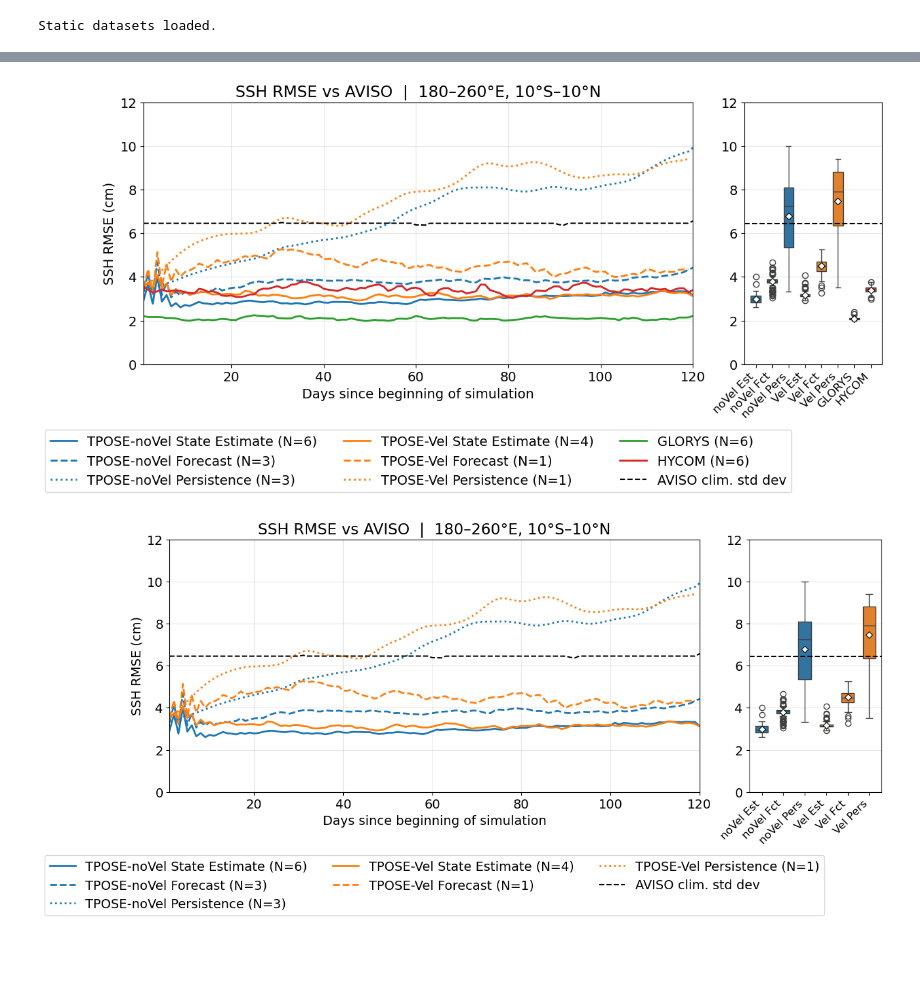
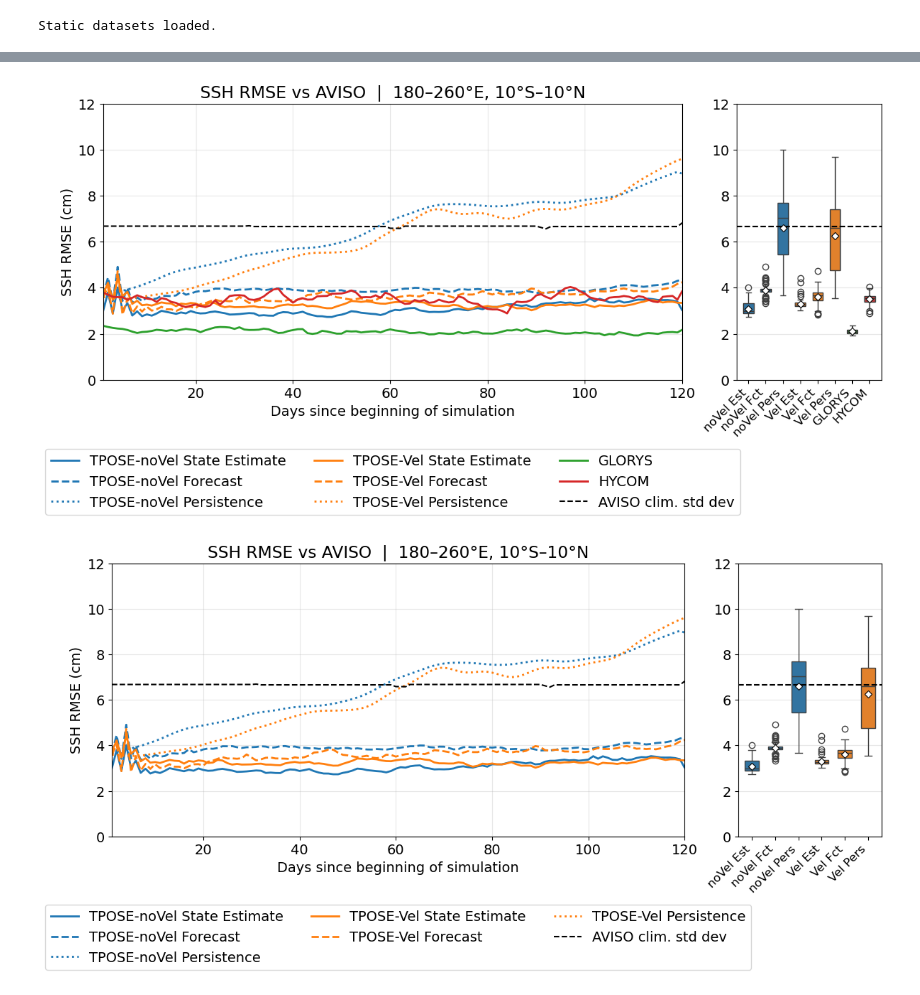
Before and after one commit to eldavenport/tpose-vel-davenport-2026, a Jupyter notebook: forecasts/SSH_forecast_multi_window.ipynb, the cells around one changed output, grey strips where cells are left out. Cells and saved outputs as stored; diff of their text form; code cells hidden in the pictures; blank space fills up the shorter version.

Commit message:
updating forecasts with appropriate data sets

```diff
--- a/forecasts/SSH_forecast_multi_window.ipynb
+++ b/forecasts/SSH_forecast_multi_window.ipynb
@@ -25,8 +25,8 @@ ALL_WINDOWS = [
 # ── TPOSE-Vel State Estimate: manual dirs (naming convention varies by run) ───
 # Set None for windows not yet available; windows without vel estimate omitted.
 VEL_EST_DIRS = {
-    pd.Timestamp('2012-09-01'): '/data/SO3/edavenport/tpose6/sep2012/run_iter24',
-    pd.Timestamp('2012-11-01'): '/data/SO3/edavenport/tpose6/nov2012/run_iter16',
+    pd.Timestamp('2012-09-01'): '/data/SO3/edavenport/tpose6/sep2012/velocity_assim_0825/run_iter22',
+    pd.Timestamp('2012-11-01'): '/data/SO3/edavenport/tpose6/nov2012/run_iter20',
     pd.Timestamp('2013-01-01'): '/data/SO3/edavenport/tpose6/jan2013/run_iter14',
     pd.Timestamp('2013-03-01'): '/data/SO3/edavenport/tpose6/mar2013/run_iter16',
     # may2013, jul2013: no vel estimate
@@ -295,7 +304,7 @@ specs = [
 ]
 
 datasets_all = [
-    (rmse_avg[k] * 100, f'{long} (N={n_wins[k]})', short, color, ls)
+    (rmse_avg[k] * 100, long, short, color, ls)
     for k, long, short, color, ls in specs
     if rmse_avg[k] is not None
 ]
@@ -314,33 +323,33 @@ for datasets, suffix in [(datasets_all, ''), (datasets_tpose, '_tpose_only')]:
     for data, long_name, _, color, ls in datasets:
         ax.plot(days_avg, data, color=color, lw=2, ls=ls, label=long_name)
     ax.plot(days_avg, baseline_avg * 100, color='k', lw=1.5, ls='--', label='AVISO clim. std dev')
 
     ax.set_xlabel('Days since beginning of simulation')
     ax.set_ylabel('SSH RMSE (cm)')
-    ax.set_title('SSH RMSE vs AVISO  |  180\u2013260\u00b0E, 10\u00b0S\u201310\u00b0N')
+    ax.set_title('SSH RMSE vs AVISO  |  180–260°E, 10°S–10°N')
     ax.set_xlim(days_avg[0], days_avg[-1]-2)
     ax.set_ylim(ylim)
     ax.grid(alpha=0.3)
     ax.legend(loc='upper center', bbox_to_anchor=(0.5, -0.25), ncol=3, borderaxespad=0)
 
     ts_data   = [ds[0] for ds in datasets]
     col_names = [f'ds{k}' for k in range(len(ts_data))]
     all_vals  = [d[~np.isnan(d)] for d in ts_data]
     box_df    = pd.DataFrame({n: pd.Series(v) for n, v in zip(col_names, all_vals)})
     pal_dict  = dict(zip(col_names, palette))
     sns.boxplot(data=box_df, ax=ax_b, palette=pal_dict, width=0.6)
     for k, d in enumerate(ts_data):
         ax_b.plot(k, np.nanmean(d), marker='D', ms=5, color='white', mec='black', mew=0.8, zorder=5)
     ax_b.axhline(np.nanmedian(baseline_avg * 100), color='k', lw=1.5, ls='--')
     ax_b.set_xticks(range(len(short_names)))
     ax_b.set_xticklabels(short_names, fontsize=12, rotation=45, ha='right')
     ax_b.set_ylabel('')
     ax_b.set_ylim(ylim)
     ax_b.grid(alpha=0.3, axis='y')
 
     plt.savefig(foldername + f'ssh_rmse_vs_aviso_multi_window{suffix}.png',
                 dpi=150, bbox_inches='tight')
     plt.show()
 # %% [output]
-[figure, old version]
+[figure, new version]
-[figure, old version]
+[figure, new version]
```
Also changed, not shown: parts of 2 cells of this notebook, 14 other files.
